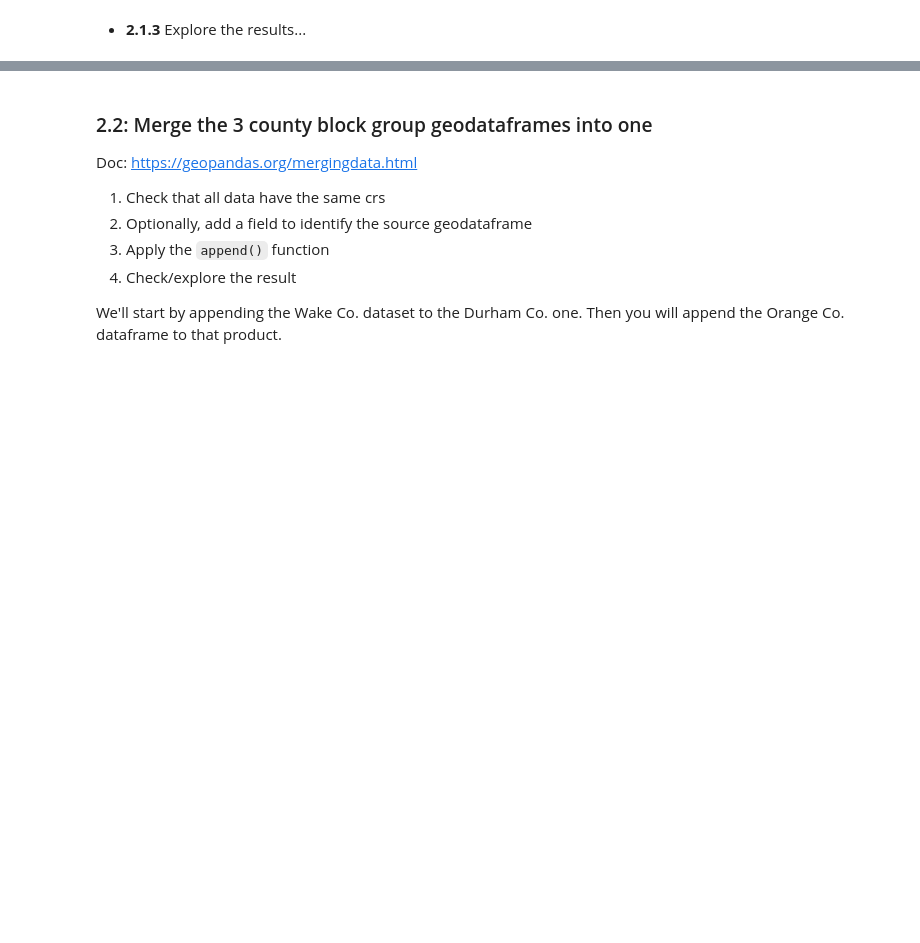
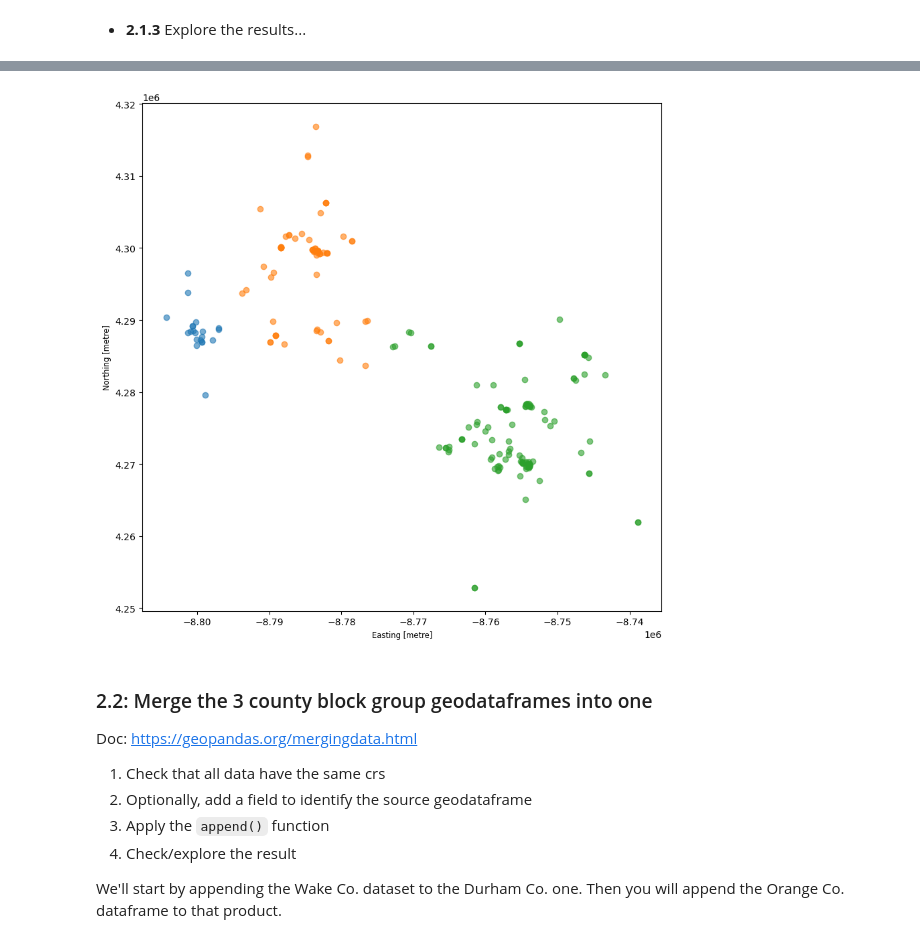
Before and after one commit to sarahj-hall/SpatialDataFrames, a Jupyter notebook: lessons/2a-Spatial-analysis-with-GeoPandas.ipynb, the cells around one changed output, grey strips where cells are left out. Saved outputs shown, nothing was run; the diff lists cells and outputs as text; code cells hidden in the pictures; blank space fills up the shorter version.

```diff
--- a/lessons/2a-Spatial-analysis-with-GeoPandas.ipynb
+++ b/lessons/2a-Spatial-analysis-with-GeoPandas.ipynb
@@ -191,4 +296,4 @@ gdf_stations.shape
 # %%
 #Another, more efficient mask using `isin`
-gdf_stations =
+gdf_stations = gdf_stations_all.loc[gdf_stations_all['City'].isin(["Durham","Raleigh","Chapel Hill"])]
 gdf_stations.shape
@@ -200,7 +309,9 @@ gdf_stations.plot("City");
 # %%
 #Plot them with a base map (using Contextily - more later...)
 city_plot = gdf_stations.to_crs(3857).plot(column="City",figsize=(10,10),alpha=0.6)
-ctx.add_basemap(city_plot)
+#ctx.add_basemap(city_plot)
+# %% [output]
+[figure, added]
 # %% [markdown]
 ### 2.2: Merge the 3 county block group geodataframes into one
 Doc: https://geopandas.org/mergingdata.html
```
Also changed, not shown: parts of 63 cells of this notebook, 1 other file.
